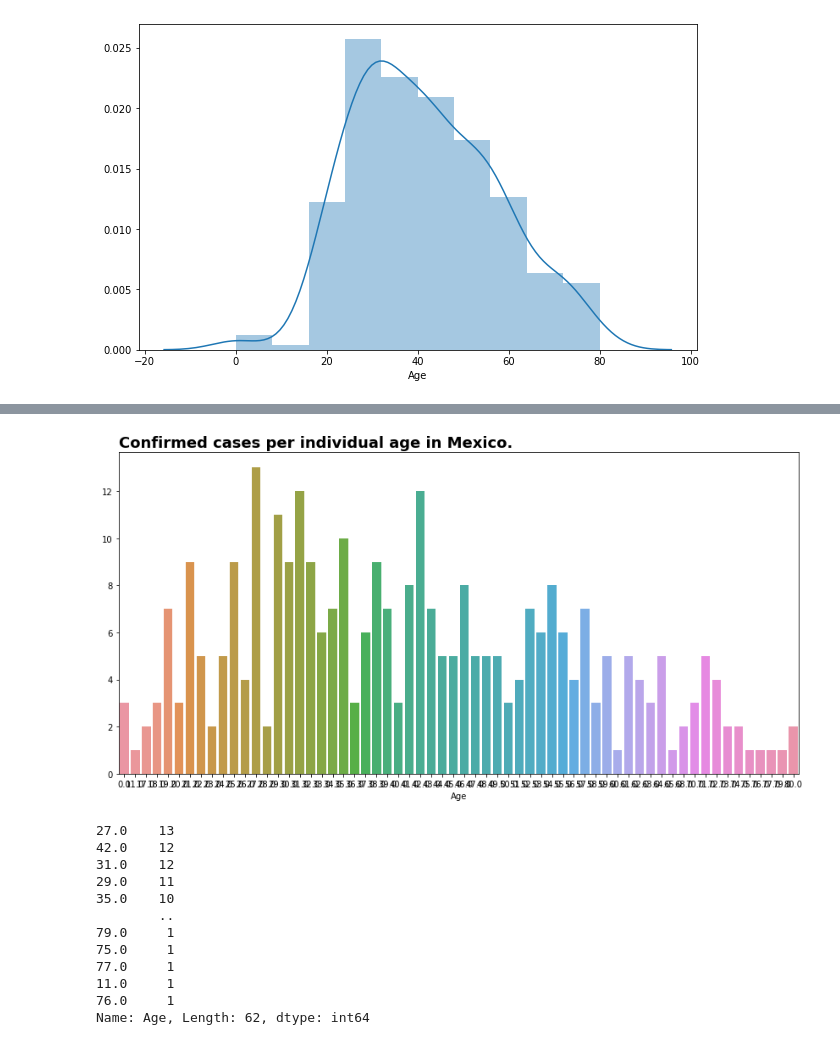
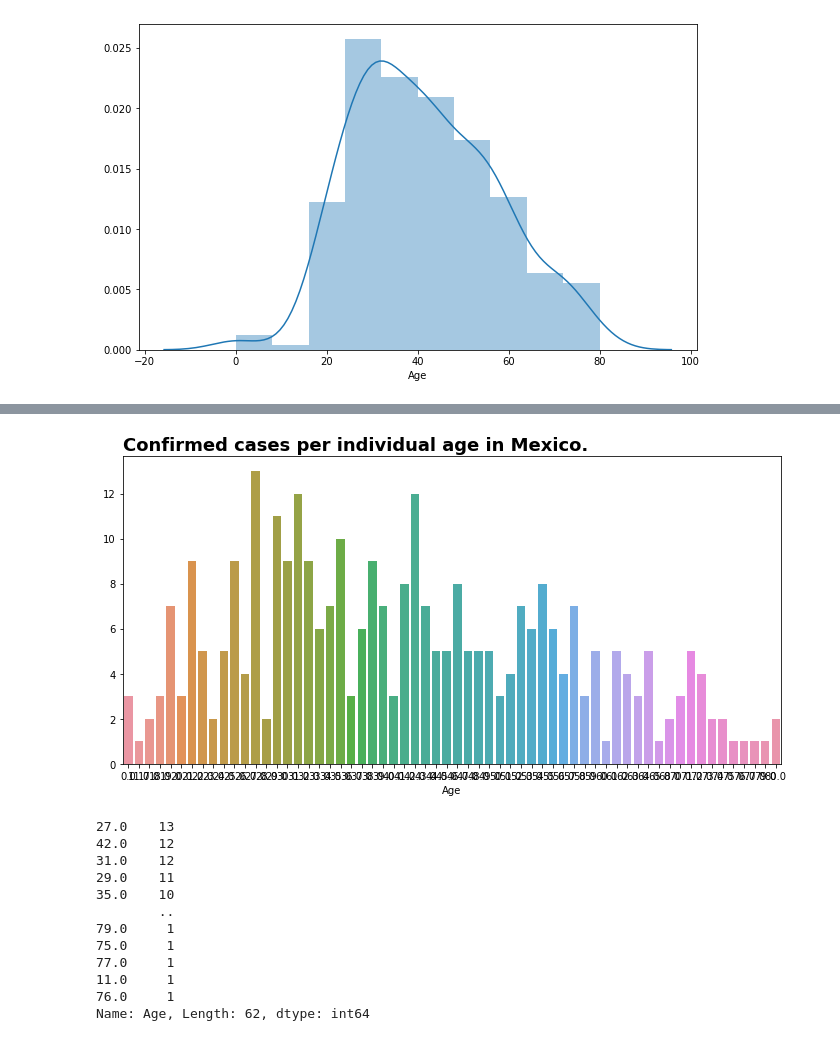
Before and after one commit to CarlosDNieto/COVID-19, a Jupyter notebook: COVID-19_MEXICO.ipynb, the cells around one changed output, grey strips where cells are left out. Saved outputs shown, nothing was run; the diff lists cells and outputs as text; code cells hidden in the pictures.

```diff
--- a/COVID-19_MEXICO.ipynb
+++ b/COVID-19_MEXICO.ipynb
@@ -248,18 +258,20 @@ posx and posy should be finite values
 # %%
 # Confirmed cases per individual age
 
-plt.subplots(figsize=(12,6))
+plt.subplots(figsize=(10,5))
 sns.countplot(data=df,
-             x='Age')
+             x='Age',
+             orient='h')
 plt.tight_layout()
 plt.ylabel(None)
 plt.title('Confirmed cases per individual age in Mexico.', size=18,fontweight='bold',loc='left')
+plt.savefig('figs\confirmed_individual_age.png', bbox_inches = 'tight')
 plt.show()
 
 # We can see that the age with more confirmed cases is 27 y/o.
 print(df['Age'].value_counts())
 # %% [output]
-[figure, old version]
+[figure, new version]
 27.0    13
 42.0    12
 31.0    12
```
Also changed, not shown: parts of 3 cells of this notebook, 4 other files.
